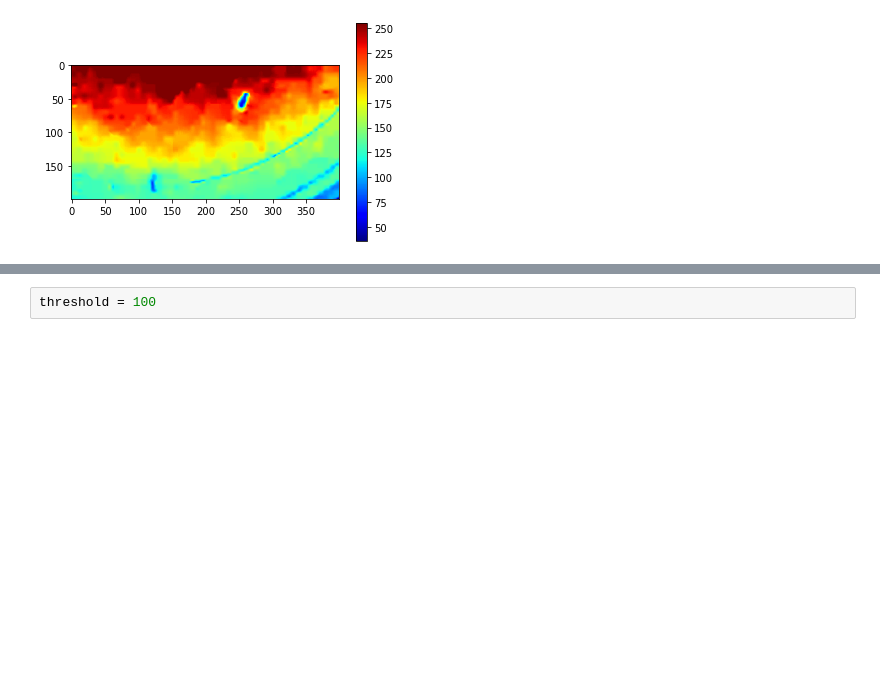
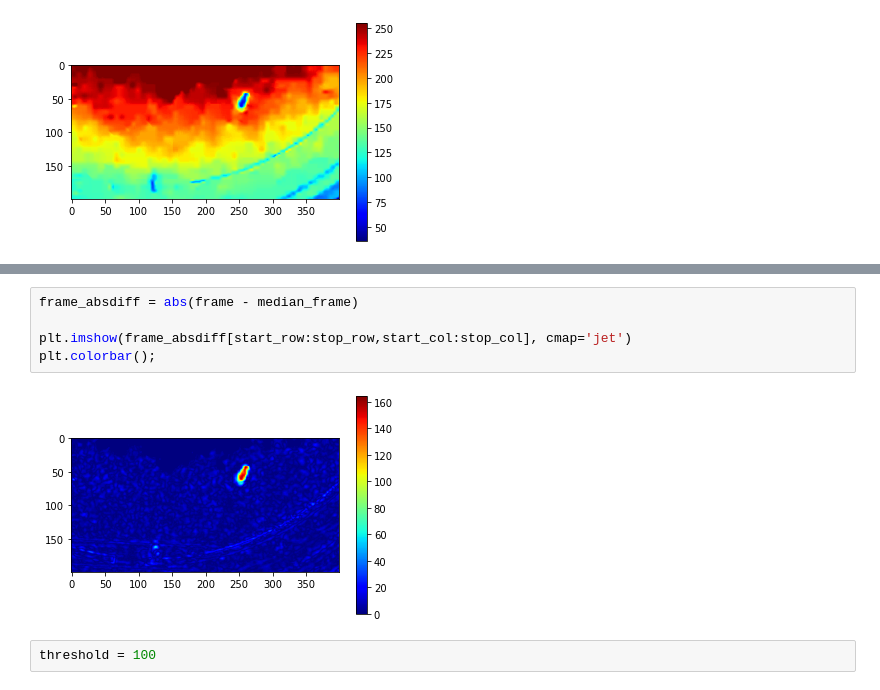
Before and after one commit to strawlab/wm01-tiger, a Jupyter notebook: lectures/lecture6/3 erosion and blur.ipynb, the cells around one changed output, grey strips where cells are left out. Cells and saved outputs as stored; diff of their text form; blank space fills up the shorter version.

```diff
--- a/lectures/lecture6/3 erosion and blur.ipynb
+++ b/lectures/lecture6/3 erosion and blur.ipynb
@@ -95,2 +105,9 @@ plt.colorbar();
+# %%
+frame_absdiff = abs(frame - median_frame)
+
+plt.imshow(frame_absdiff[start_row:stop_row,start_col:stop_col], cmap='jet')
+plt.colorbar();
+# %% [output]
+[figure, added]
 # %%
 threshold = 100
```
Also changed, not shown: parts of 5 cells of this notebook, 2 other files.
